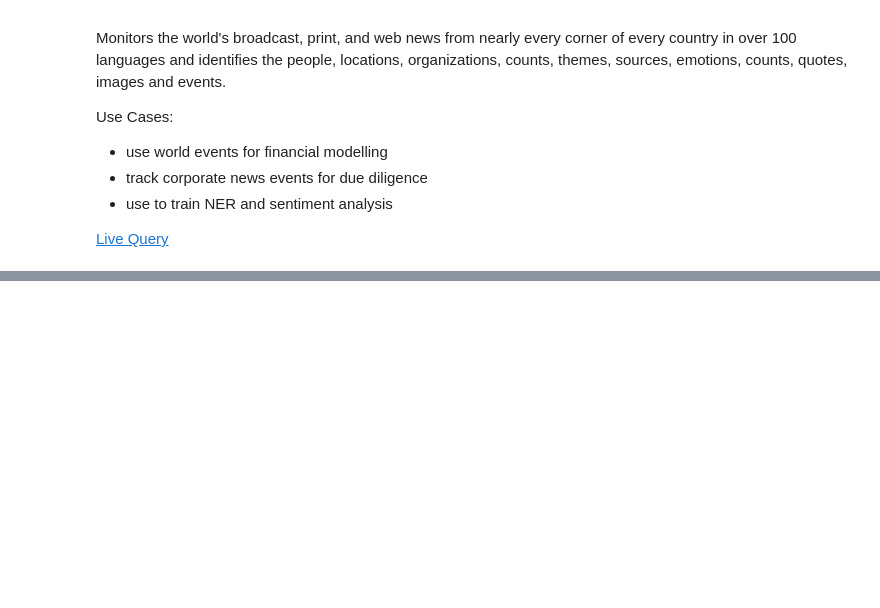
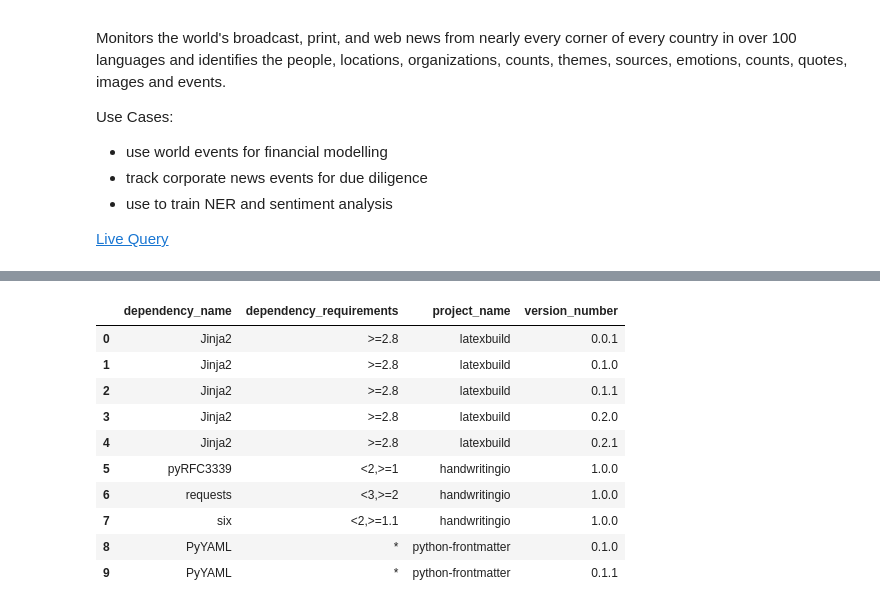
Before and after one commit to codinguncut/leveraging_public_datasets, a Jupyter notebook: 02_Bigquery.ipynb, the cells around one changed output, grey strips where cells are left out. Cells and saved outputs as stored; diff of their text form; code cells hidden in the pictures; blank space fills up the shorter version.

```diff
--- a/02_Bigquery.ipynb
+++ b/02_Bigquery.ipynb
@@ -266,0 +324,21 @@ gdelt_results.head(20)
+# %%
+libs_query = """
+SELECT project_name, version_number, dependency_name, dependency_requirements
+FROM [bigquery-public-data:libraries_io.dependencies]
+WHERE dependency_platform = 'Pypi' limit 10
+"""
+
+lib_results = perform_query(libs_query)
+lib_results.head(20)
+# %% [output]
+|  | dependency_name | dependency_requirements | project_name | version_number |
+| 0 | Jinja2 | >=2.8 | latexbuild | 0.0.1 |
+| 1 | Jinja2 | >=2.8 | latexbuild | 0.1.0 |
+| 2 | Jinja2 | >=2.8 | latexbuild | 0.1.1 |
+| 3 | Jinja2 | >=2.8 | latexbuild | 0.2.0 |
+| 4 | Jinja2 | >=2.8 | latexbuild | 0.2.1 |
+| 5 | pyRFC3339 | <2,>=1 | handwritingio | 1.0.0 |
+| 6 | requests | <3,>=2 | handwritingio | 1.0.0 |
+| 7 | six | <2,>=1.1 | handwritingio | 1.0.0 |
+| 8 | PyYAML | * | python-frontmatter | 0.1.0 |
+| 9 | PyYAML | * | python-frontmatter | 0.1.1 |
```
Also changed, not shown: parts of 7 cells of this notebook, 1 other file.
